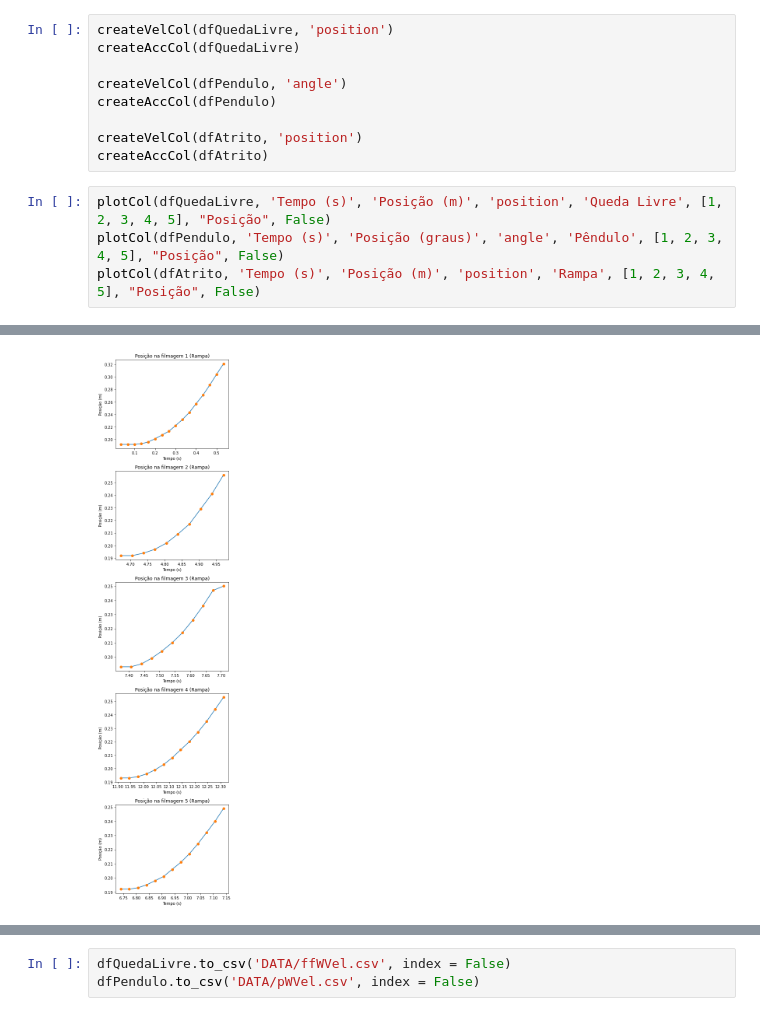
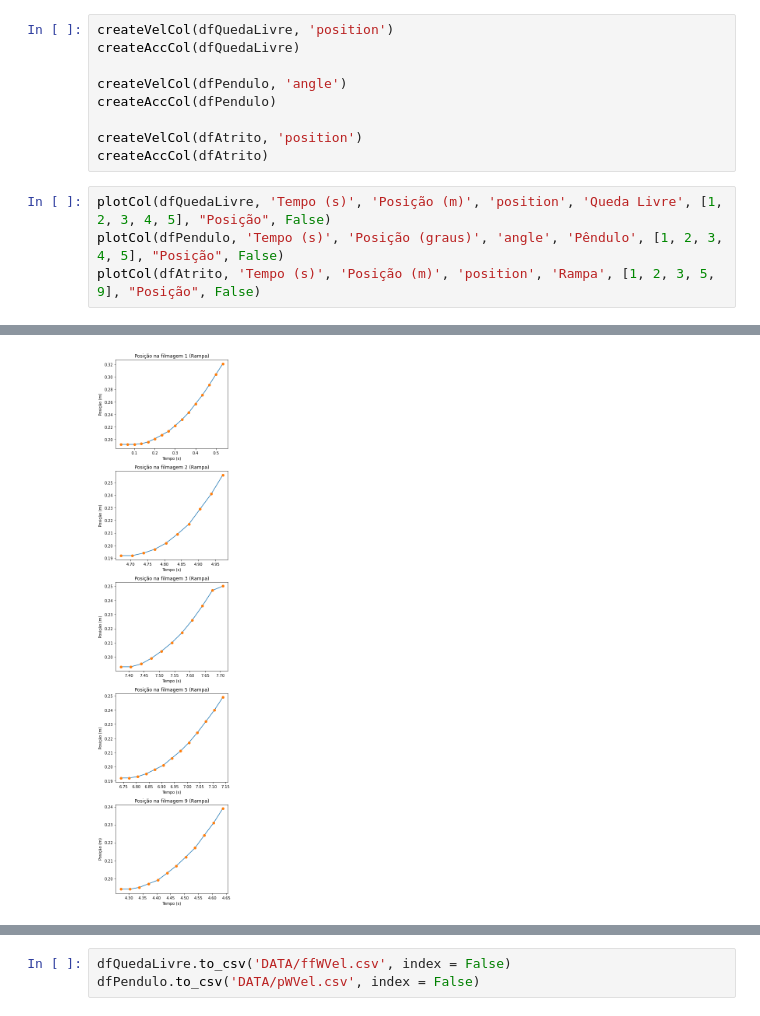
Before and after one commit to likury/EP2Modelagem, a Jupyter notebook: Visualização.ipynb, the cells around one changed output, grey strips where cells are left out. Saved outputs shown, nothing was run; the diff lists cells and outputs as text.

```diff
--- a/Visualização.ipynb
+++ b/Visualização.ipynb
@@ -125,11 +125,11 @@ createAccCol(dfAtrito)
 # %%
 plotCol(dfQuedaLivre, 'Tempo (s)', 'Posição (m)', 'position', 'Queda Livre', [1, 2, 3, 4, 5], "Posição", False)
 plotCol(dfPendulo, 'Tempo (s)', 'Posição (graus)', 'angle', 'Pêndulo', [1, 2, 3, 4, 5], "Posição", False)
-plotCol(dfAtrito, 'Tempo (s)', 'Posição (m)', 'position', 'Rampa', [1, 2, 3, 4, 5], "Posição", False)
+plotCol(dfAtrito, 'Tempo (s)', 'Posição (m)', 'position', 'Rampa', [1, 2, 3, 5, 9], "Posição", False)
 # %% [output]
 [figure]
 [figure]
-[figure, old version]
+[figure, new version]
 # %%
 plotCol(dfQuedaLivre, 'Tempo (s)', 'Velocidade (m/s)', 'velocity', 'Queda Livre', [1,2,3,4,5], 'Velocidade', plotFit = True)
 plotCol(dfPendulo, 'Tempo (s)', 'Velocidade (graus/s)', 'velocity', 'Pêndulo', [1,2,3,4,5], 'Velocidade')
```
Also changed, not shown: parts of 3 cells of this notebook.
